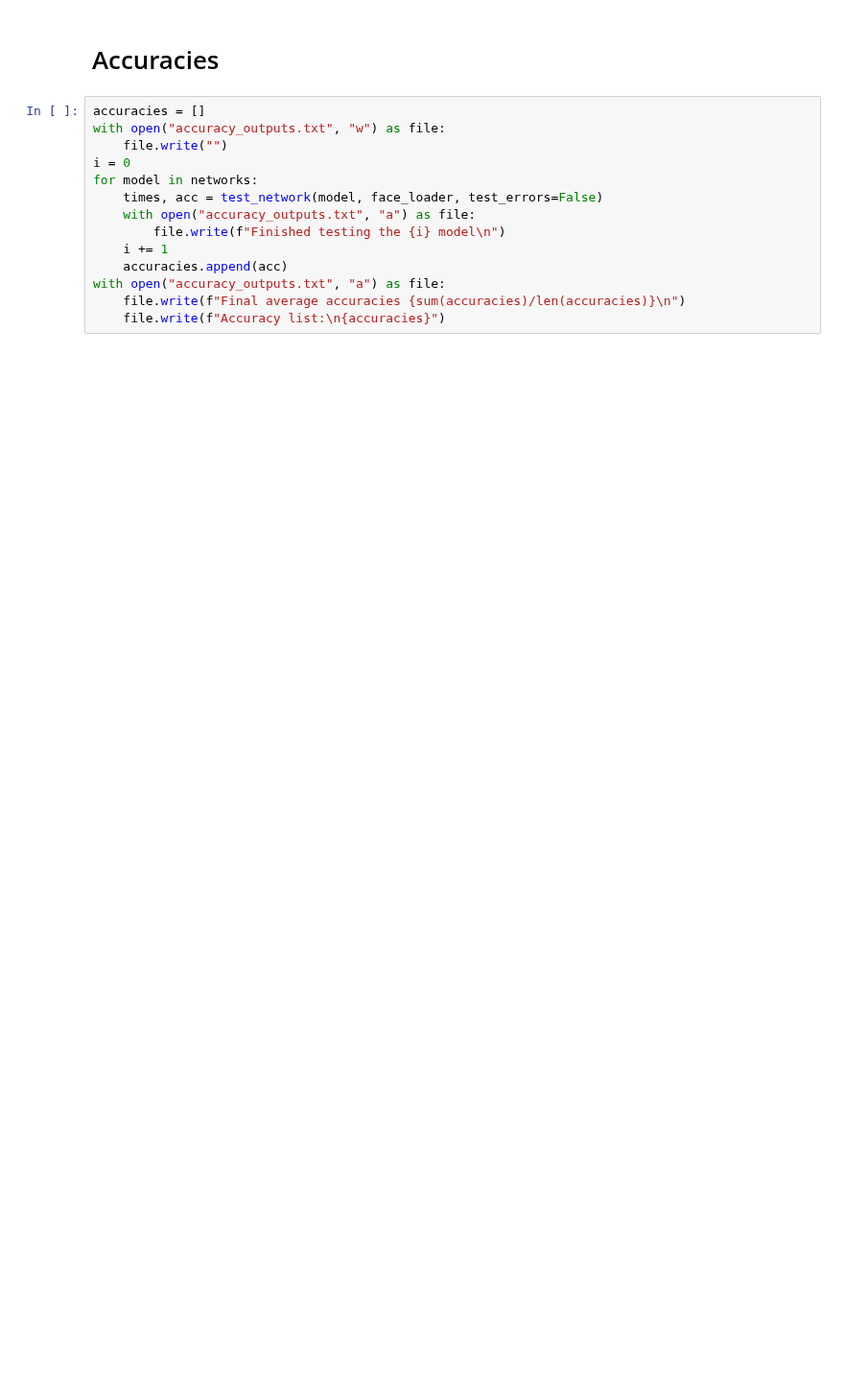
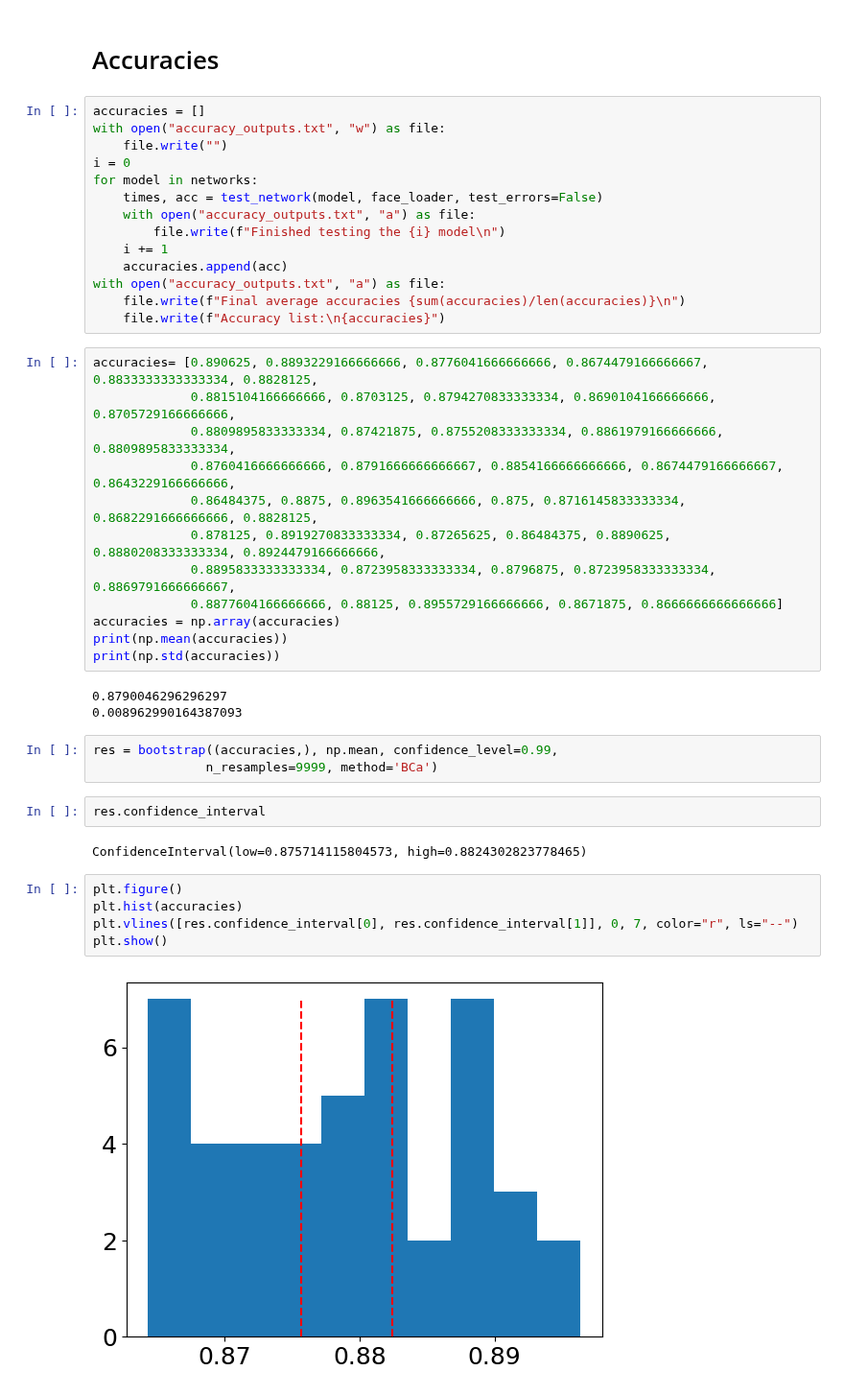
Before and after one commit to jorchard/pc_nengo, a Jupyter notebook: train_population.ipynb, the cells around one changed output. Shown at 96% size. Cells and saved outputs as stored; diff of their text form; blank space fills up the shorter version.

```diff
--- a/train_population.ipynb
+++ b/train_population.ipynb
@@ -541,3 +537,32 @@ for model in networks:
 with open("accuracy_outputs.txt", "a") as file:
     file.write(f"Final average accuracies {sum(accuracies)/len(accuracies)}\n")
     file.write(f"Accuracy list:\n{accuracies}")
+# %%
+accuracies= [0.890625, 0.8893229166666666, 0.8776041666666666, 0.8674479166666667, 0.8833333333333334, 0.8828125,
+             0.8815104166666666, 0.8703125, 0.8794270833333334, 0.8690104166666666, 0.8705729166666666,
+             0.8809895833333334, 0.87421875, 0.8755208333333334, 0.8861979166666666, 0.8809895833333334,
+             0.8760416666666666, 0.8791666666666667, 0.8854166666666666, 0.8674479166666667, 0.8643229166666666,
+             0.86484375, 0.8875, 0.8963541666666666, 0.875, 0.8716145833333334, 0.8682291666666666, 0.8828125,
+             0.878125, 0.8919270833333334, 0.87265625, 0.86484375, 0.8890625, 0.8880208333333334, 0.8924479166666666,
+             0.8895833333333334, 0.8723958333333334, 0.8796875, 0.8723958333333334, 0.8869791666666667,
+             0.8877604166666666, 0.88125, 0.8955729166666666, 0.8671875, 0.8666666666666666]
+accuracies = np.array(accuracies)
+print(np.mean(accuracies))
+print(np.std(accuracies))
+# %% [output]
+0.8790046296296297
+0.008962990164387093
+# %%
+res = bootstrap((accuracies,), np.mean, confidence_level=0.99,
+               n_resamples=9999, method='BCa')
+# %%
+res.confidence_interval
+# %% [output]
+ConfidenceInterval(low=0.875714115804573, high=0.8824302823778465)
+# %%
+plt.figure()
+plt.hist(accuracies)
+plt.vlines([res.confidence_interval[0], res.confidence_interval[1]], 0, 7, color="r", ls="--")
+plt.show()
+# %% [output]
+[figure, added]
```
Also changed, not shown: parts of 14 cells of this notebook, 1 other file.
